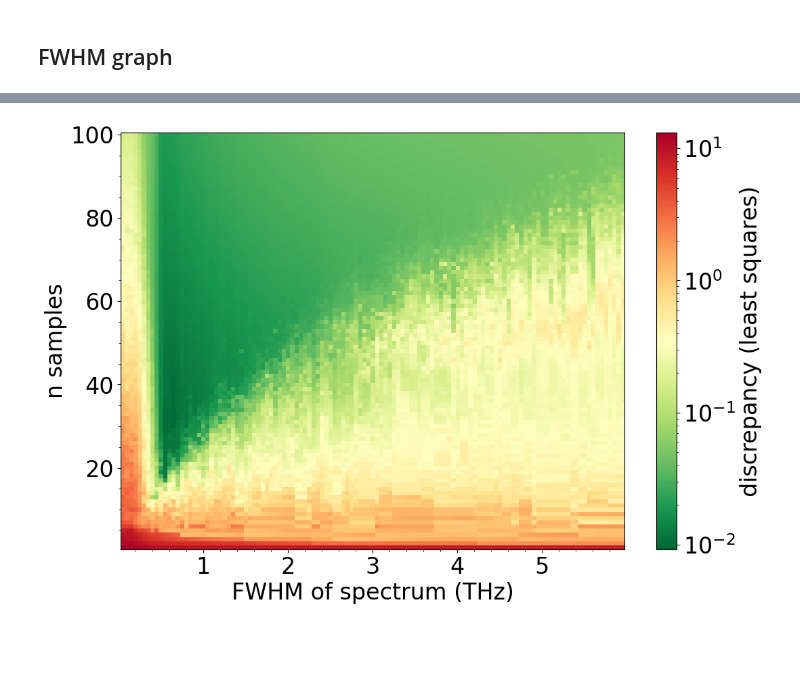
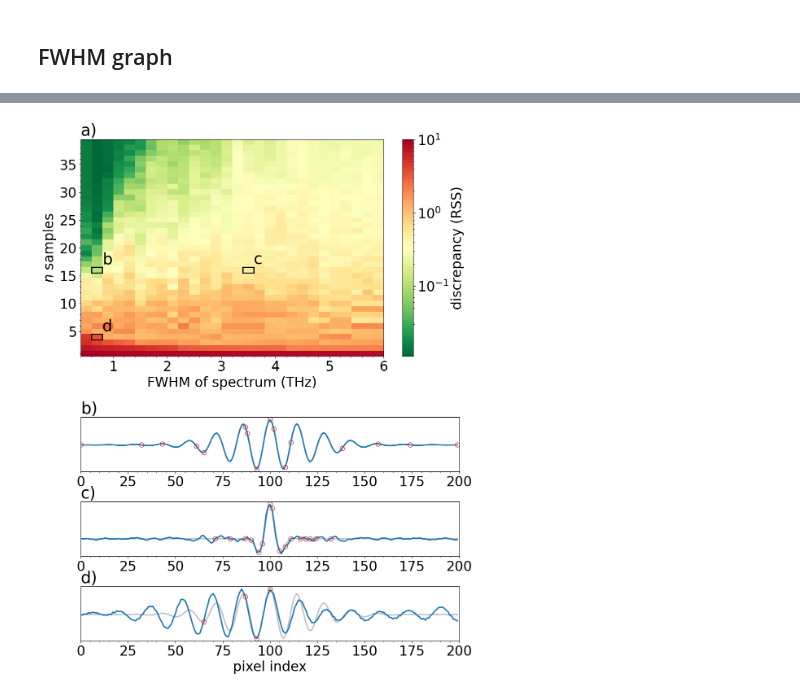
Before and after one commit to Jammi-Dodgers/THz-Compressed-Sensing, a Jupyter notebook: CS_douglas_peucker.ipynb, the cells around one changed output, grey strips where cells are left out. Drawn from its saved outputs; the diff is of its cells as text; code cells hidden in the pictures; blank space fills up the shorter version.

Commit message:
updated FWHM bandwidth graph

```diff
--- a/CS_douglas_peucker.ipynb
+++ b/CS_douglas_peucker.ipynb
@@ -101,18 +116,46 @@ KeyboardInterrupt:
-# %%
-fig, axs = plt.subplots(1, 1, figsize= (12, 8))
-
-im = axs.imshow(scores,
-                aspect= "auto",
-                interpolation= "none",
-                norm= "log",
-                cmap= "RdYlGn_r",
-                extent= ((1.5*FWHMs[0]-0.5*FWHMs[1]) *1e-12, (1.5*FWHMs[-1]-0.5*FWHMs[-2]) *1e-12, 0.5, max_samples +0.5))
-
-axs.set(xlabel= "FWHM of spectrum (THz)", ylabel= "n samples")
-
-fig.colorbar(im, label= "discrepancy (least squares)")
-plt.show()
-# %% [output]
-[figure, removed]
+# %%
+fig, axs = plt.subplots(5, 1, figsize= (12, 16), gridspec_kw= {'height_ratios': [4, 0, 1, 1, 1], "hspace": 0.4})
+
+im = axs[0].imshow(scores,
+                   aspect= "auto",
+                   interpolation= "none",
+                   norm= "log",
+                   cmap= "RdYlGn_r",
+                   extent= ((1.5*FWHMs[0]-0.5*FWHMs[1]) *1e-12, (1.5*FWHMs[-1]-0.5*FWHMs[-2]) *1e-12, sample_step/2, max_samples -sample_step/2))
+
+axs[0].set(xlabel= "FWHM of spectrum (THz)", ylabel= "$n$ samples")
+axs[0].set_title(r"a)", loc= "left")
+
+boxes = [patches.Rectangle(((examples["FWHM"][i]-FWHM_step/2)*1e-12, examples["samples"][i] -0.5), FWHM_step*1e-12, 1, color= "k", linewidth= 2.0, fill= False) for i in range(len(examples["FWHM"]))]
+[axs[0].add_patch(box) for box in boxes]
+[axs[0].text((examples["FWHM"][i] +FWHM_step/2) *1e-12, examples["samples"][i] +sample_step/2, label, color= "k", ha= "left", va= "bottom", fontsize= 28) for i, label in enumerate(["b", "c", "d"])]
+
+axs[1].set_axis_off()
+
+axs[2].plot(examples["target"][0], color= "silver")
+axs[2].plot(cs.compressed_sensing(examples["measurements"][0], alpha= regularization_coeffient), color= "tab:blue")
+axs[2].plot(examples["detectors"][0], examples["measurements"][0][examples["detectors"][0]], marker= "o", linestyle= "none", markerfacecolor= "None", markeredgecolor= "tab:red", markersize= 8)
+axs[2].set(xlim= (0, array_length), yticks= [])
+axs[2].set_title(r"b)", loc= "left")
+
+axs[3].sharex(axs[1])
+axs[3].plot(examples["target"][1], color= "silver")
+axs[3].plot(cs.compressed_sensing(examples["measurements"][1], alpha= regularization_coeffient))
+axs[3].plot(examples["detectors"][1], examples["measurements"][1][examples["detectors"][1]], marker= "o", linestyle= "none", markerfacecolor= "None", markeredgecolor= "tab:red", markersize= 8)
+axs[3].set(xlim= (0, array_length), yticks= [])
+axs[3].set_title(r"c)", loc= "left")
+
+axs[4].sharex(axs[1])
+axs[4].plot(examples["target"][2], color= "silver")
+axs[4].plot(cs.compressed_sensing(examples["measurements"][2], alpha= regularization_coeffient))
+axs[4].plot(examples["detectors"][2], examples["measurements"][2][examples["detectors"][2]], marker= "o", linestyle= "none", markerfacecolor= "None", markeredgecolor= "tab:red", markersize= 8)
+axs[4].set(xlabel= "pixel index", xlim= (0, array_length), yticks= [])
+axs[4].set_title(r"d)", loc= "left")
+
+fig.colorbar(im, label= "discrepancy (RSS)")
+fig.savefig(r".\graphs\FWHM_dp_3thz_with_examples.png", bbox_inches= "tight")
+plt.show()
+# %% [output]
+[figure, added]
 # %%
 FWHM = 1e12
```
Also changed, not shown: parts of 4 cells of this notebook, 2 other files.
